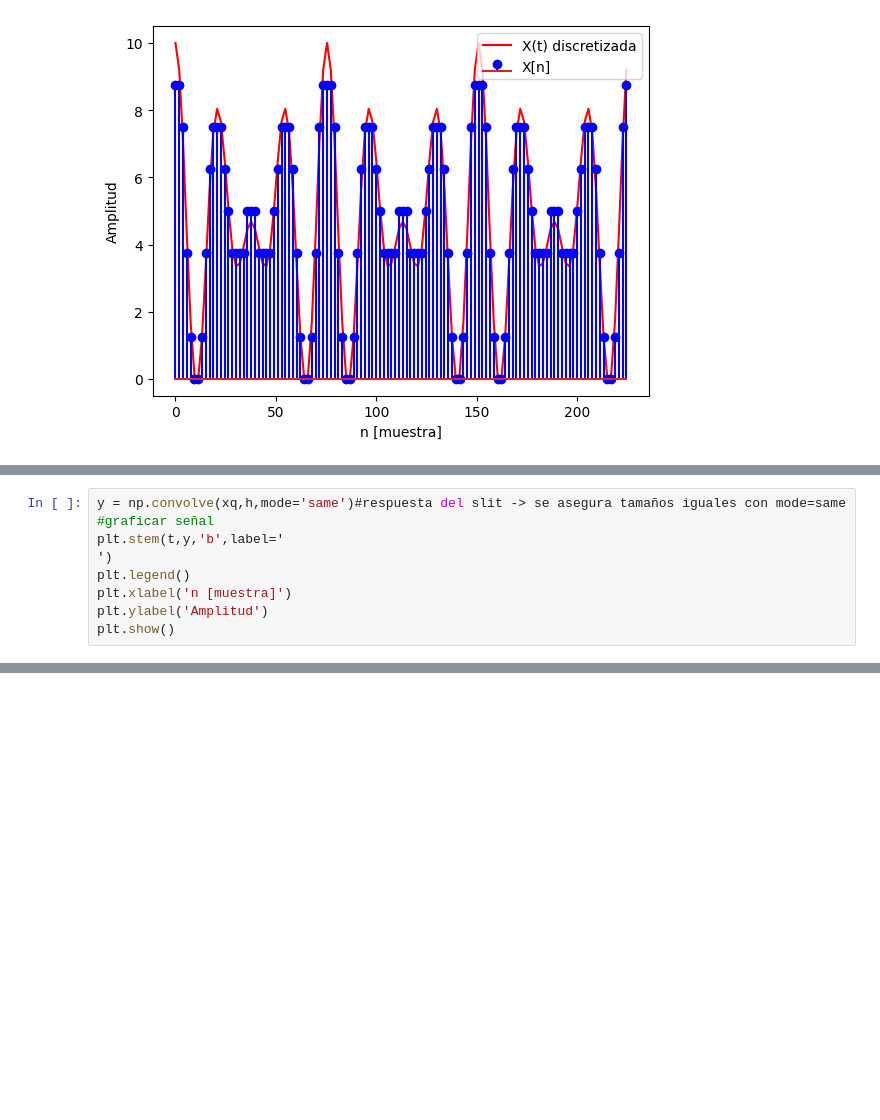
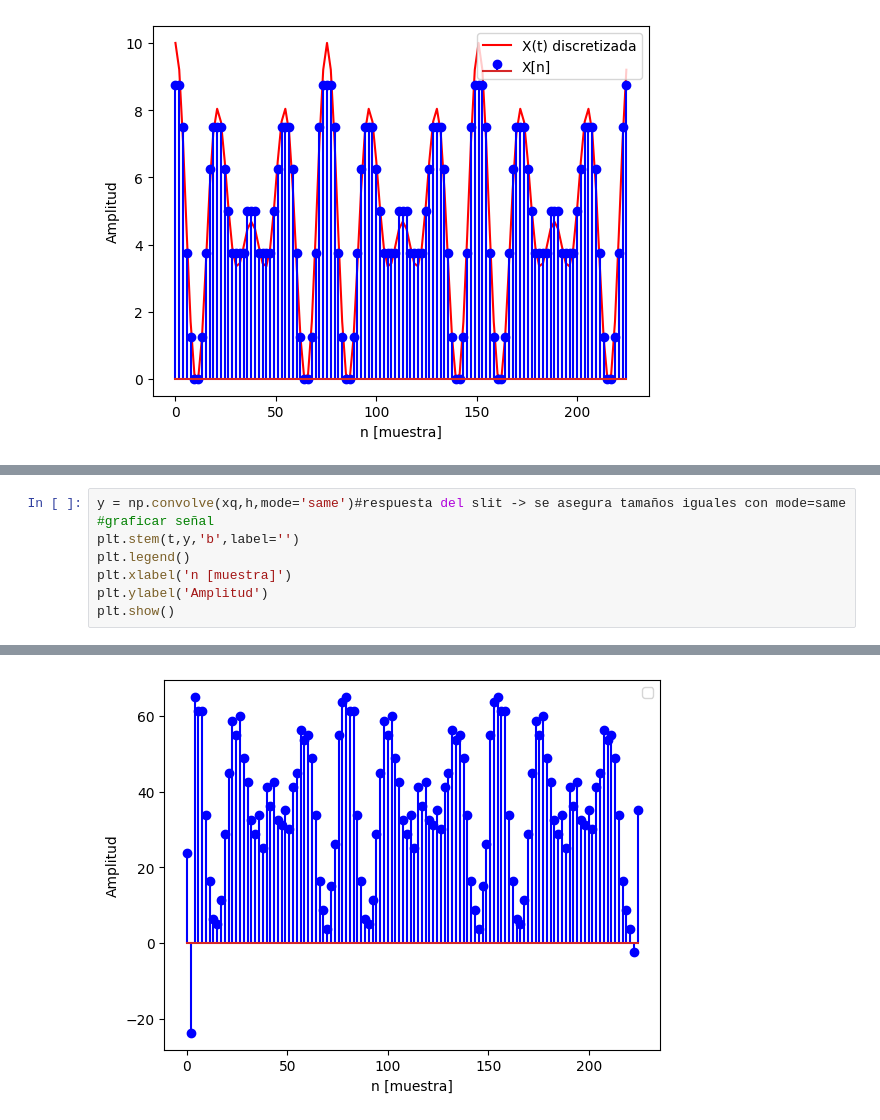
Before and after one commit to JulianDR26/Se-ales-y-Sistemas-2024-1S, a Jupyter notebook: PARCIAL_1_SEÑALES_Y_SISTEMAS.ipynb, the cells around one changed output, grey strips where cells are left out. Saved outputs shown, nothing was run; the diff lists cells and outputs as text; blank space fills up the shorter version.

```diff
--- a/PARCIAL_1_SEÑALES_Y_SISTEMAS.ipynb
+++ b/PARCIAL_1_SEÑALES_Y_SISTEMAS.ipynb
@@ -131,9 +133,9 @@ print(h)
 # %%
 y = np.convolve(xq,h,mode='same')#respuesta del slit -> se asegura tamaños iguales con mode=same
 #graficar señal
-plt.stem(t,y,'b',label='
-')
+plt.stem(t,y,'b',label='')
 plt.legend()
 plt.xlabel('n [muestra]')
 plt.ylabel('Amplitud')
 plt.show()
+# %% [output]
@@ -139,0 +143 @@ plt.show()
+[figure, added]
```
Also changed, not shown: parts of 2 cells of this notebook.
